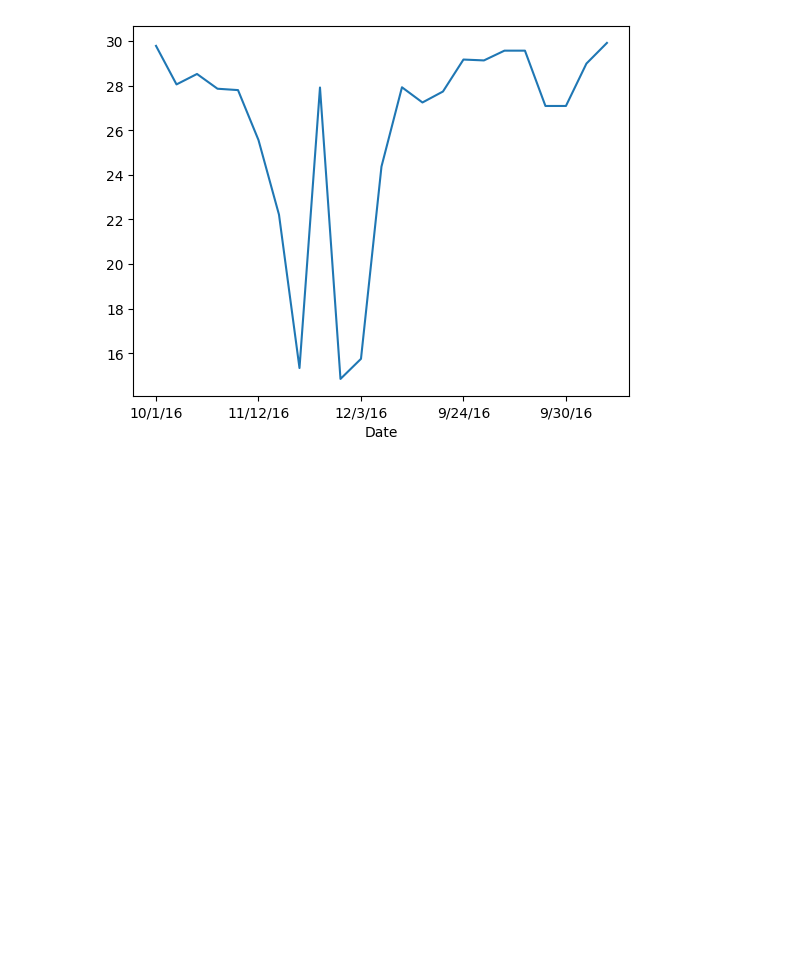
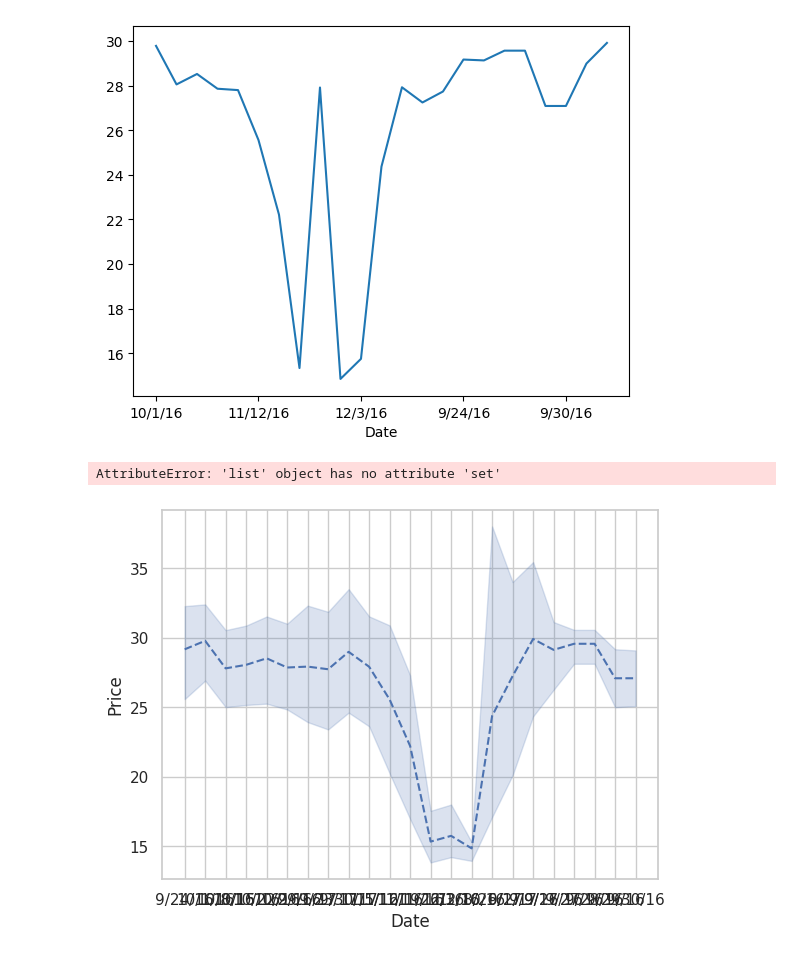
Before and after one commit to FiliTol/ML-For-Beginners, a Jupyter notebook: 2-Regression/2-Data/notebook.ipynb, the cells around one changed output. Cells and saved outputs as stored; diff of their text form; code cells hidden in the pictures; blank space fills up the shorter version.

```diff
--- a/2-Regression/2-Data/notebook.ipynb
+++ b/2-Regression/2-Data/notebook.ipynb
@@ -90,3 +90,12 @@ new_pumpkin.groupby(['Date'])['Price'].mean().plot(kind='line')
 plt.show()
 # %% [output]
 [figure]
+# %%
+import seaborn as sns
+sns.set_theme(style='whitegrid')
+
+graph = sns.lineplot(data=new_pumpkin, x='Date', y='Price', linestyle='dashed')
+graph.plot()
+# %% [output]
+AttributeError: 'list' object has no attribute 'set'
+[figure, added]
```
Also changed, not shown: 1 other file.
